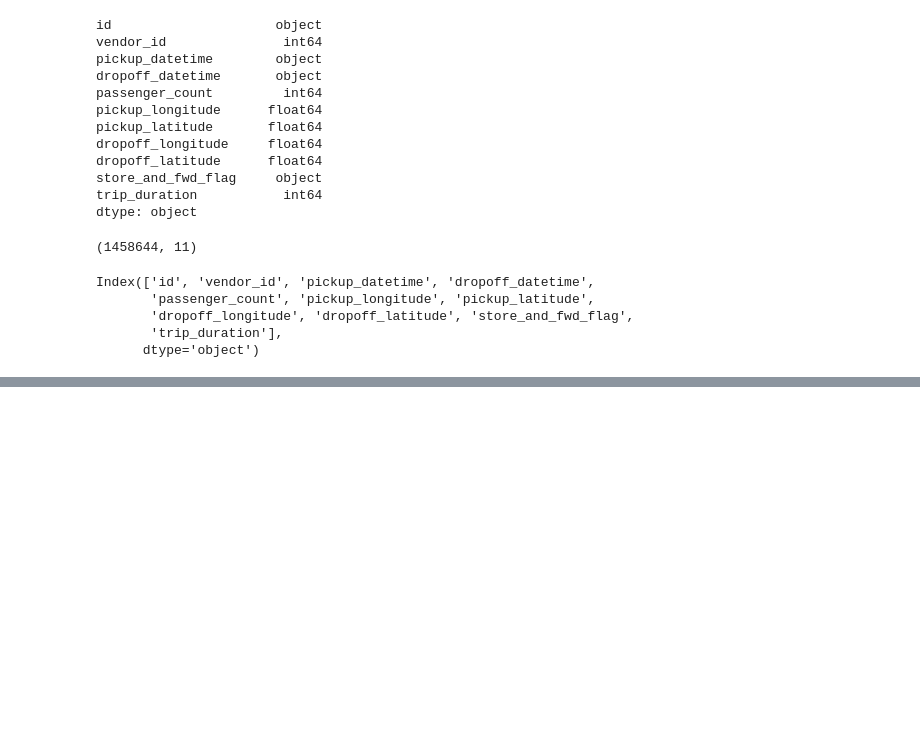
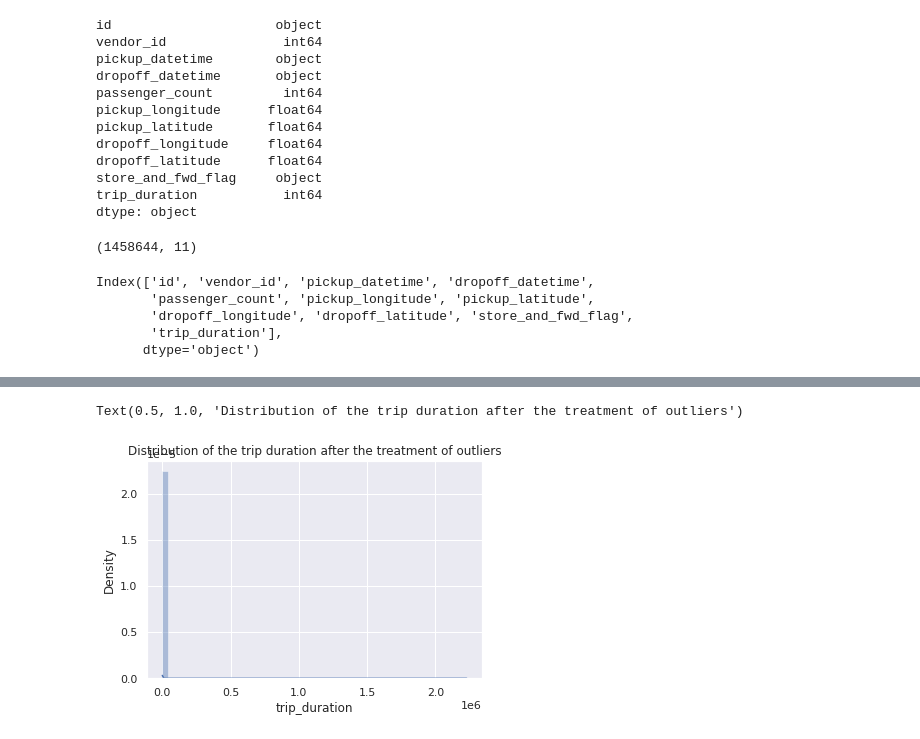
Before and after one commit to haynapasi050505/supervised-machine-learning-regression-NYC-taxi-trip, a Jupyter notebook: Copy_of_NYC_Taxi_Trip_Time_Prediction_Capstone_Project.ipynb, the cells around one changed output, grey strips where cells are left out. Cells and saved outputs as stored; diff of their text form; code cells hidden in the pictures; blank space fills up the shorter version.

```diff
--- a/Copy_of_NYC_Taxi_Trip_Time_Prediction_Capstone_Project.ipynb
+++ b/Copy_of_NYC_Taxi_Trip_Time_Prediction_Capstone_Project.ipynb
@@ -88,0 +147,8 @@ Index(['id', 'vendor_id', 'pickup_datetime', 'dropoff_datetime',
+# %%
+df = df[df.trip_duration!=df.trip_duration.max()]
+# %%
+sns.distplot(df['trip_duration'])
+plt.title('Distribution of the trip duration after the treatment of outliers')
+# %% [output]
+Text(0.5, 1.0, 'Distribution of the trip duration after the treatment of outliers')
+[figure, added]
```
Also changed, not shown: parts of 25 cells of this notebook.
